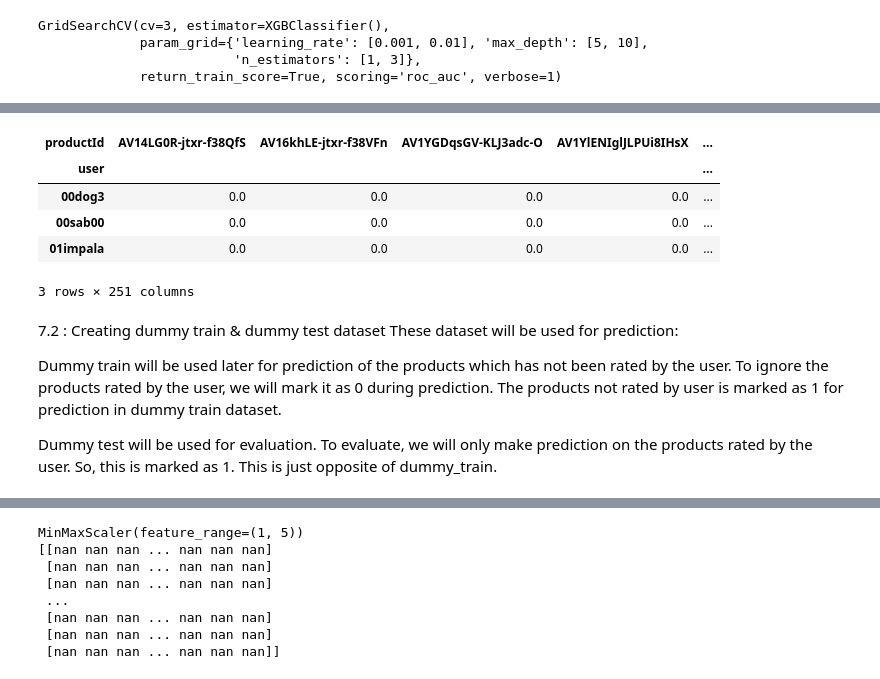
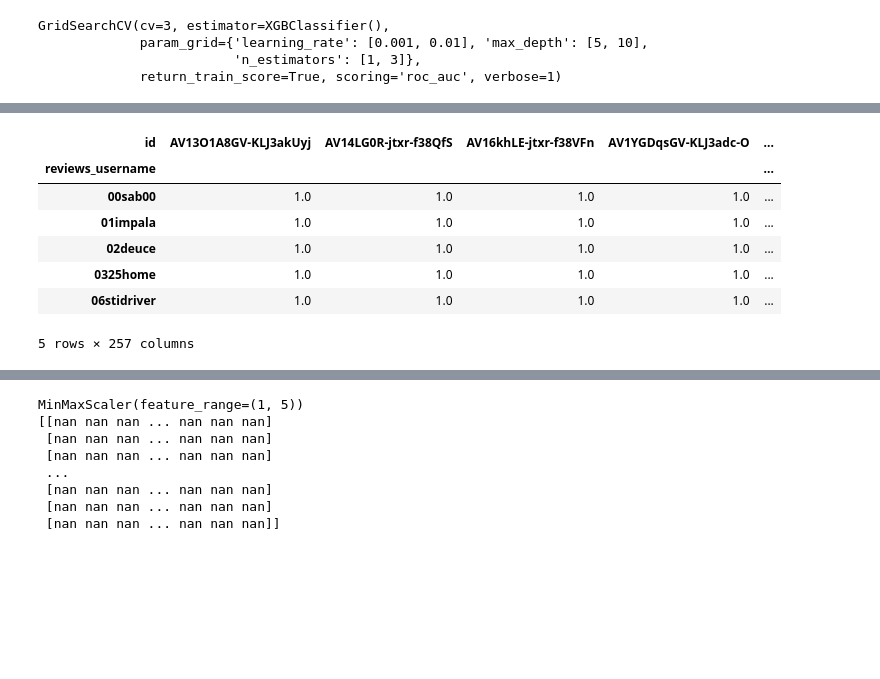
Before and after one commit to saurabhsharmagwl/SentimentBasedProductRecommendationSystem, a Jupyter notebook: Sentiment_Based_Product_Recommendation_System.ipynb, the cells around one changed output, grey strips where cells are left out. Saved outputs shown, nothing was run; the diff lists cells and outputs as text; code cells hidden in the pictures; blank space fills up the shorter version.

```diff
--- a/Sentiment_Based_Product_Recommendation_System.ipynb
+++ b/Sentiment_Based_Product_Recommendation_System.ipynb
@@ -1070,5 +1305,5 @@ from sklearn.metrics.pairwise import pairwise_distances
 # %%
-ratings=df[['id', 'reviews_rating', 'reviews_username']]
+df_recommendation = df_processing[["id", "name", "reviews_rating", "reviews_username"]]
 # %%
 # Checking for null values
 
@@ -1101,8 +1319,6 @@ ratings.head()
 # %%
 # Test and Train split of the dataset
-
-from sklearn.model_selection import train_test_split
-train, test = train_test_split(ratings, test_size=0.30, random_state=12)
+train, test = train_test_split(df_recommendation, test_size=0.30, random_state=42)
 
 print(train.shape)
 print(test.shape)
@@ -1111,0 +1328,4 @@ print(test.shape)
+# %%
+product_column = "id"
+user_column = "reviews_username"
+value_column = "reviews_rating"
@@ -1112,24 +1359,16 @@ print(test.shape)
+# %%
+# The products not rated by user is marked as 1 for prediction.
+dummy_train[value_column] = dummy_train[value_column].apply(lambda x: 0 if x>=1 else 1)
 # %%
-# Pivot the train ratings' dataset into matrix format in which columns are products and the rows are user IDs.
-
-df_pivot = train.pivot_table(
-    index='user',
-    columns='productId',
-    values='rating'
-).fillna(0)
-
-df_pivot.head(3)
+# Pivot the train ratings' dataset into matrix format in which columns are product names and the rows are user names.
+dummy_train = pd.pivot_table(dummy_train,index=user_column, columns = product_column, values = value_column).fillna(1)
+dummy_train.head(5)
 # %% [output]
-| productId | AV14LG0R-jtxr-f38QfS | AV16khLE-jtxr-f38VFn | AV1YGDqsGV-KLJ3adc-O | AV1YlENIglJLPUi8IHsX | ... |
-| user |  |  |  |  | ... |
-| 00dog3 | 0.0 | 0.0 | 0.0 | 0.0 | ... |
-| 00sab00 | 0.0 | 0.0 | 0.0 | 0.0 | ... |
-| 01impala | 0.0 | 0.0 | 0.0 | 0.0 | ... |
+| id | AV13O1A8GV-KLJ3akUyj | AV14LG0R-jtxr-f38QfS | AV16khLE-jtxr-f38VFn | AV1YGDqsGV-KLJ3adc-O | ... |
+| reviews_username |  |  |  |  | ... |
+| 00sab00 | 1.0 | 1.0 | 1.0 | 1.0 | ... |
+| 01impala | 1.0 | 1.0 | 1.0 | 1.0 | ... |
+| 02deuce | 1.0 | 1.0 | 1.0 | 1.0 | ... |
+| 0325home | 1.0 | 1.0 | 1.0 | 1.0 | ... |
+| 06stidriver | 1.0 | 1.0 | 1.0 | 1.0 | ... |
-3 rows × 251 columns
+5 rows × 257 columns
-# %% [markdown]
-7.2 : Creating dummy train & dummy test dataset
-These dataset will be used for prediction:
-
-Dummy train will be used later for prediction of the products which has not been rated by the user. To ignore the products rated by the user, we will mark it as 0 during prediction. The products not rated by user is marked as 1 for prediction in dummy train dataset.
-
-Dummy test will be used for evaluation. To evaluate, we will only make prediction on the products rated by the user. So, this is marked as 1. This is just opposite of dummy_train.
```
Also changed, not shown: parts of 319 cells of this notebook.
